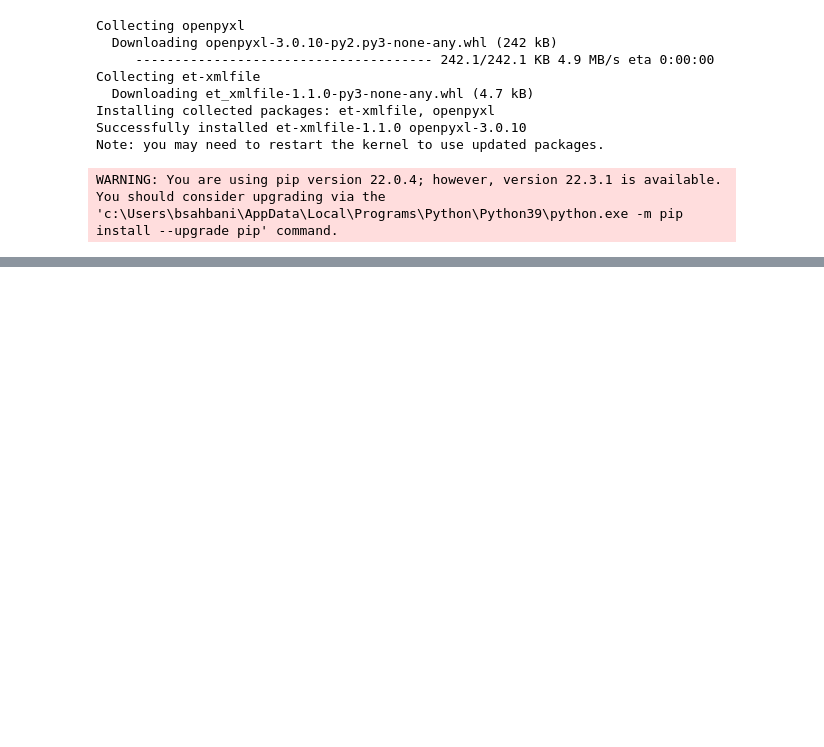
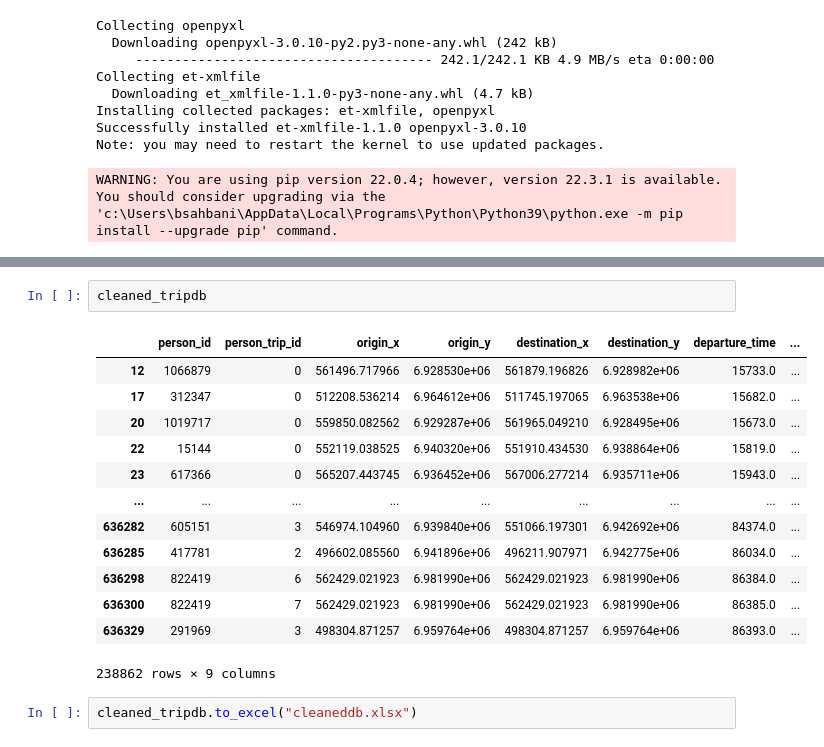
Before and after one commit to sahbaniB/VRP_SAV, a Jupyter notebook: VRP.ipynb, the cells around one changed output, grey strips where cells are left out. Cells and saved outputs as stored; diff of their text form; blank space fills up the shorter version.

```diff
--- a/VRP.ipynb
+++ b/VRP.ipynb
@@ -99,0 +90,18 @@ starting the programme
+# %%
+cleaned_tripdb
+# %% [output]
+|  | person_id | person_trip_id | origin_x | origin_y | destination_x | destination_y | departure_time | ... |
+| 12 | 1066879 | 0 | 561496.717966 | 6.928530e+06 | 561879.196826 | 6.928982e+06 | 15733.0 | ... |
+| 17 | 312347 | 0 | 512208.536214 | 6.964612e+06 | 511745.197065 | 6.963538e+06 | 15682.0 | ... |
+| 20 | 1019717 | 0 | 559850.082562 | 6.929287e+06 | 561965.049210 | 6.928495e+06 | 15673.0 | ... |
+| 22 | 15144 | 0 | 552119.038525 | 6.940320e+06 | 551910.434530 | 6.938864e+06 | 15819.0 | ... |
+| 23 | 617366 | 0 | 565207.443745 | 6.936452e+06 | 567006.277214 | 6.935711e+06 | 15943.0 | ... |
+| ... | ... | ... | ... | ... | ... | ... | ... | ... |
+| 636282 | 605151 | 3 | 546974.104960 | 6.939840e+06 | 551066.197301 | 6.942692e+06 | 84374.0 | ... |
+| 636285 | 417781 | 2 | 496602.085560 | 6.941896e+06 | 496211.907971 | 6.942775e+06 | 86034.0 | ... |
+| 636298 | 822419 | 6 | 562429.021923 | 6.981990e+06 | 562429.021923 | 6.981990e+06 | 86384.0 | ... |
+| 636300 | 822419 | 7 | 562429.021923 | 6.981990e+06 | 562429.021923 | 6.981990e+06 | 86385.0 | ... |
+| 636329 | 291969 | 3 | 498304.871257 | 6.959764e+06 | 498304.871257 | 6.959764e+06 | 86393.0 | ... |
+238862 rows × 9 columns
+# %%
+cleaned_tripdb.to_excel("cleaneddb.xlsx")
```
Also changed, not shown: parts of 22 cells of this notebook.
